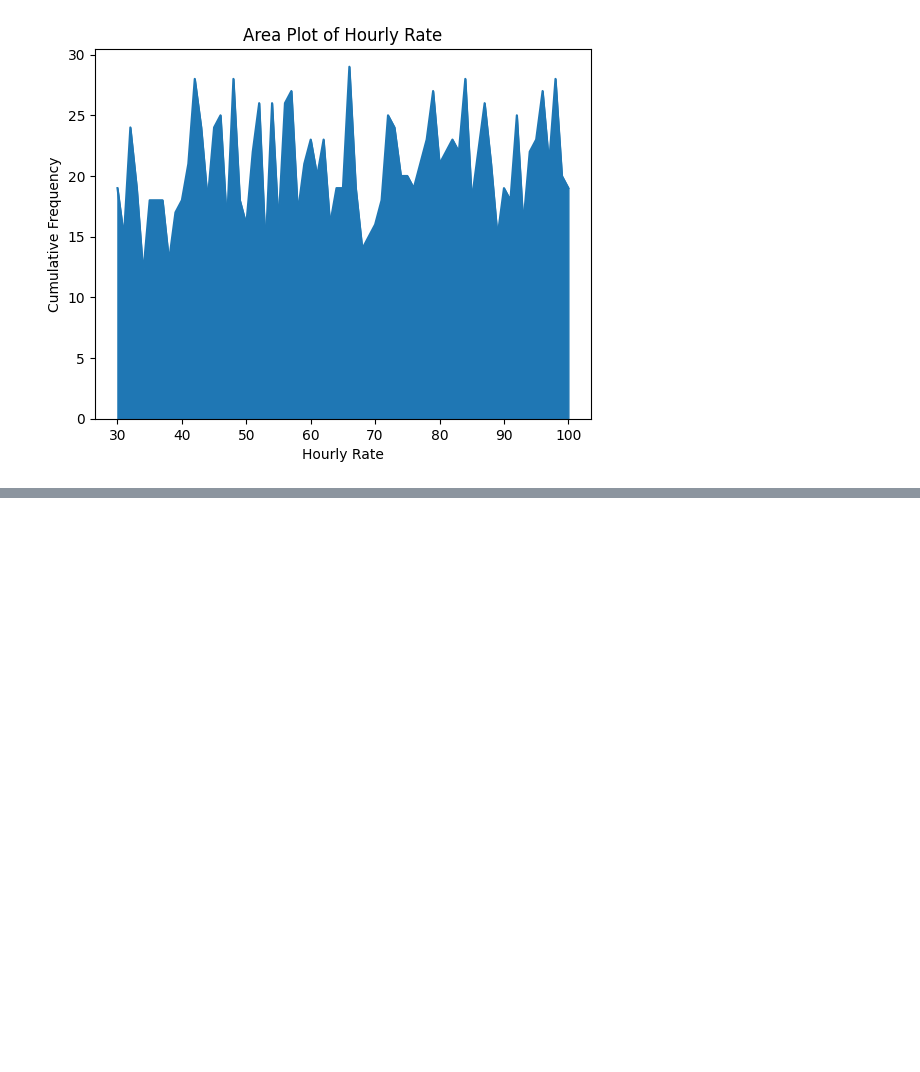
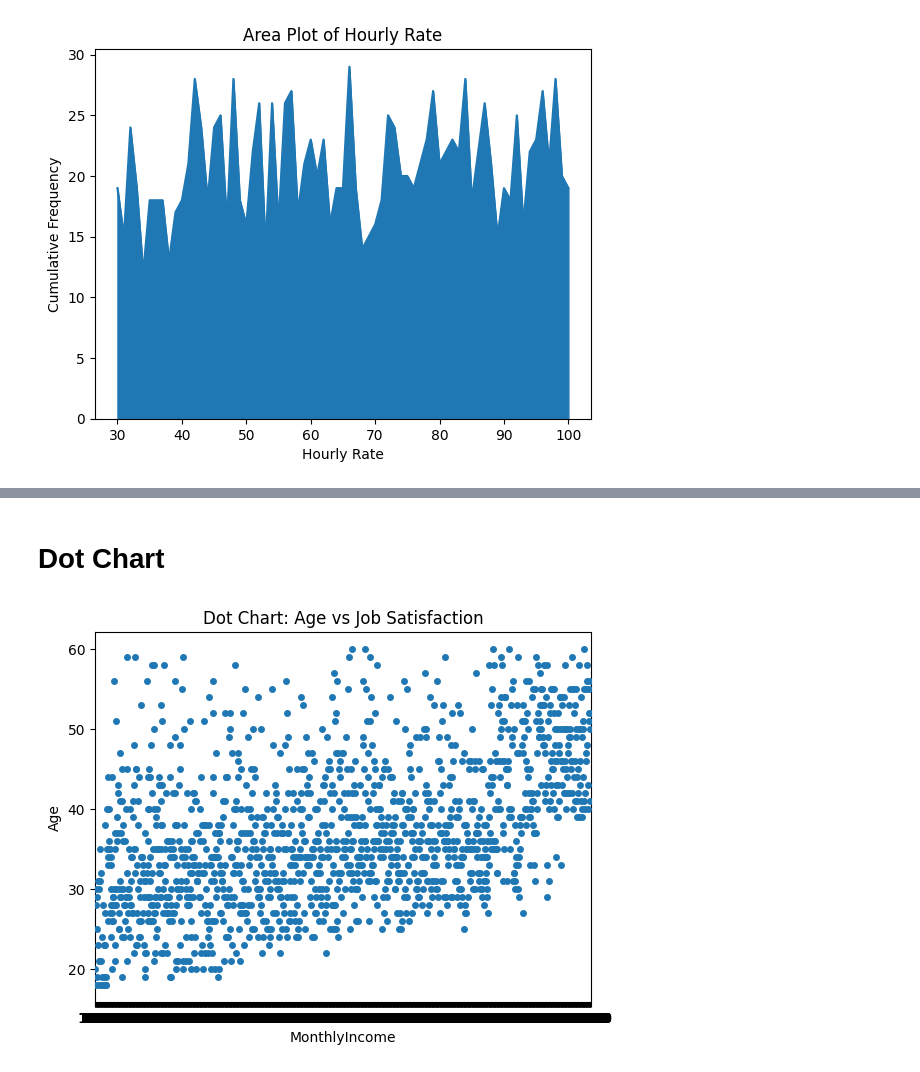
Before and after one commit to PrakulSmarty/EDA_Theory_03, a Jupyter notebook: Module4_21BDS0003.ipynb, the cells around one changed output, grey strips where cells are left out. Cells and saved outputs as stored; diff of their text form; code cells hidden in the pictures; blank space fills up the shorter version.

```diff
--- a/Module4_21BDS0003.ipynb
+++ b/Module4_21BDS0003.ipynb
@@ -210,0 +233,8 @@ plt.show()
+# %% [markdown]
+# Dot Chart
+# %%
+sns.stripplot(x='MonthlyIncome', y='Age', data=df, jitter=True)
+plt.title('Dot Chart: Age vs Job Satisfaction')
+plt.show()
+# %% [output]
+[figure, added]
```
Also changed, not shown: parts of 10 cells of this notebook.
